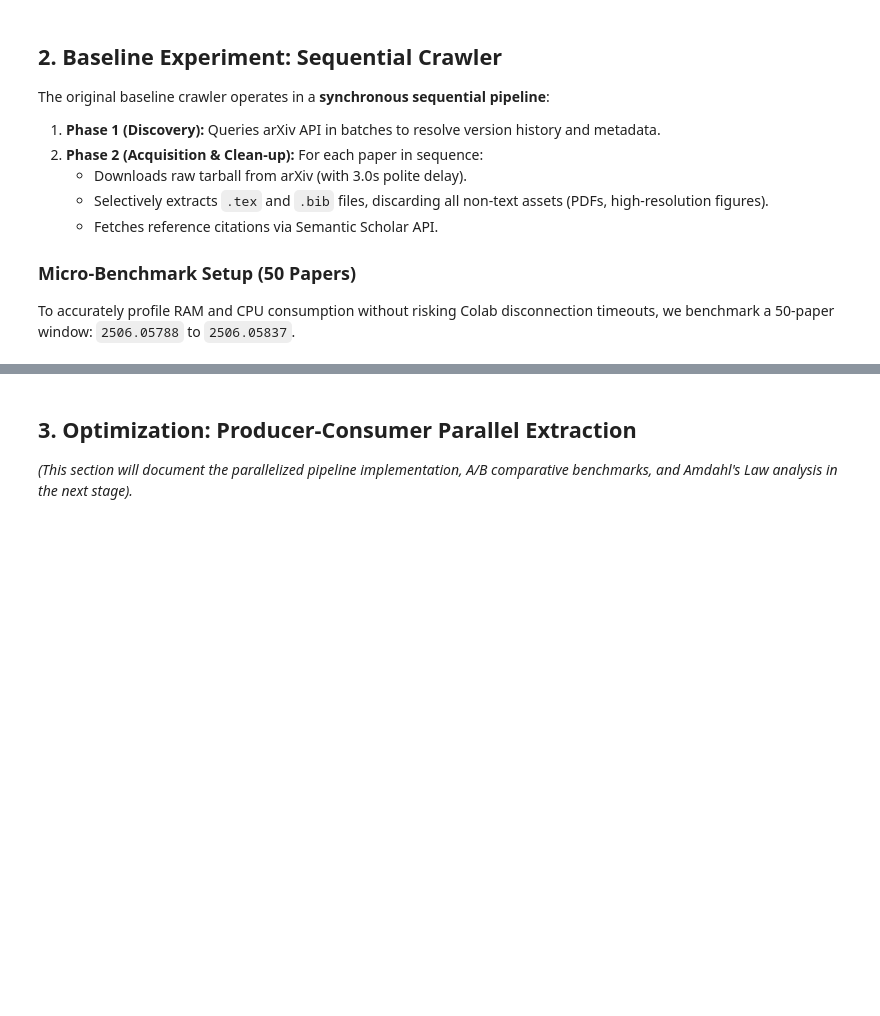
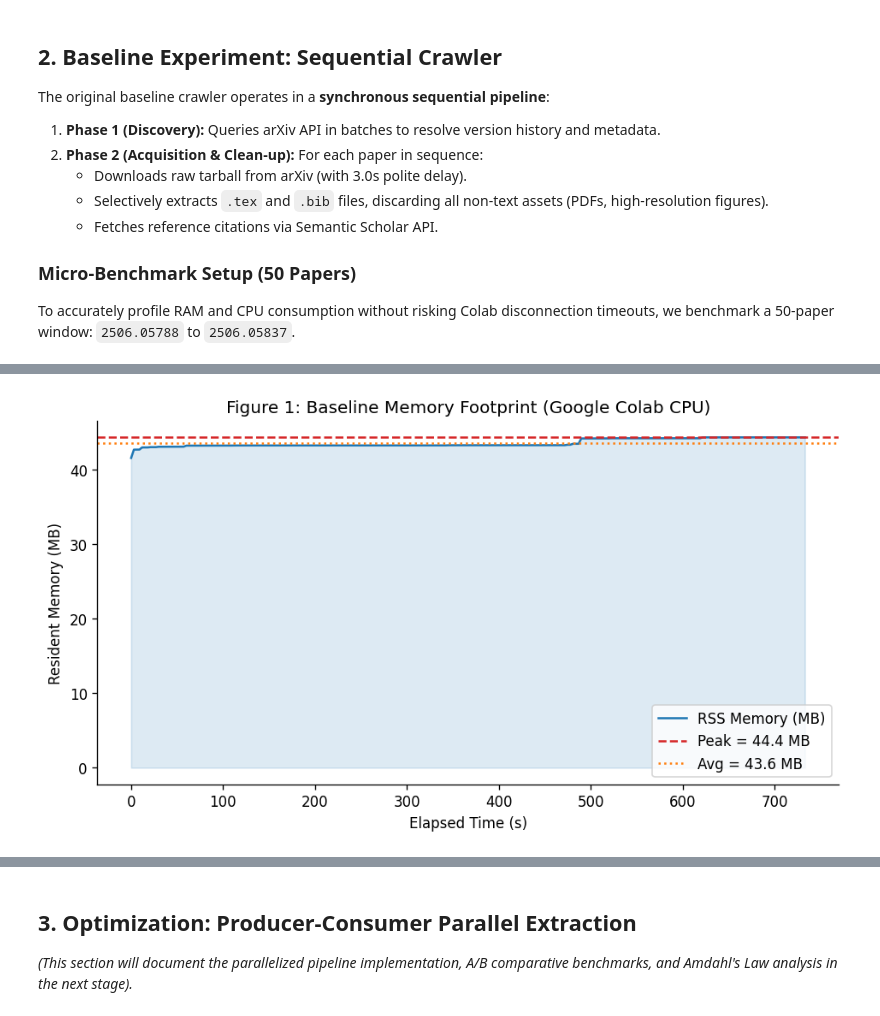
Before and after one commit to QuangPhat101/arXiv-Report, a Jupyter notebook: milestone1/performance.ipynb, the cells around one changed output, grey strips where cells are left out. Cells and saved outputs as stored; diff of their text form; code cells hidden in the pictures; blank space fills up the shorter version.

Commit message:
feat: baseline performance

```diff
--- a/milestone1/performance.ipynb
+++ b/milestone1/performance.ipynb
@@ -395,0 +462,24 @@ else:
+# %%
+if baseline_data is not None:
+    mem_info = baseline_data.get("memory", {})
+    t = mem_info.get("timeline_s", [])
+    ram = mem_info.get("ram_timeline_mb", [])
+    peak_ram = mem_info.get("peak_ram_mb", 0.0)
+    avg_ram = mem_info.get("avg_ram_mb", 0.0)
+
+    if t and ram:
+        plt.figure(figsize=(8, 4.5))
+        plt.plot(t, ram, color=PRIMARY_BLUE, linewidth=1.5, label="RSS Memory (MB)")
+        plt.axhline(peak_ram, color=ACCENT_RED, linestyle="--", label=f"Peak = {peak_ram:.1f} MB")
+        plt.axhline(avg_ram, color=ACCENT_ORANGE, linestyle=":", label=f"Avg = {avg_ram:.1f} MB")
+        plt.fill_between(t, ram, alpha=0.15, color=PRIMARY_BLUE)
+        plt.xlabel("Elapsed Time (s)")
+        plt.ylabel("Resident Memory (MB)")
+        plt.title("Figure 1: Baseline Memory Footprint (Google Colab CPU)")
+        plt.legend(loc="lower right")
+        plt.tight_layout()
+        plt.show()
+else:
+    print("[!] No baseline data found. Please run the profiler first.")
+# %% [output]
+[figure, added]
```
Also changed, not shown: parts of 12 cells of this notebook.
